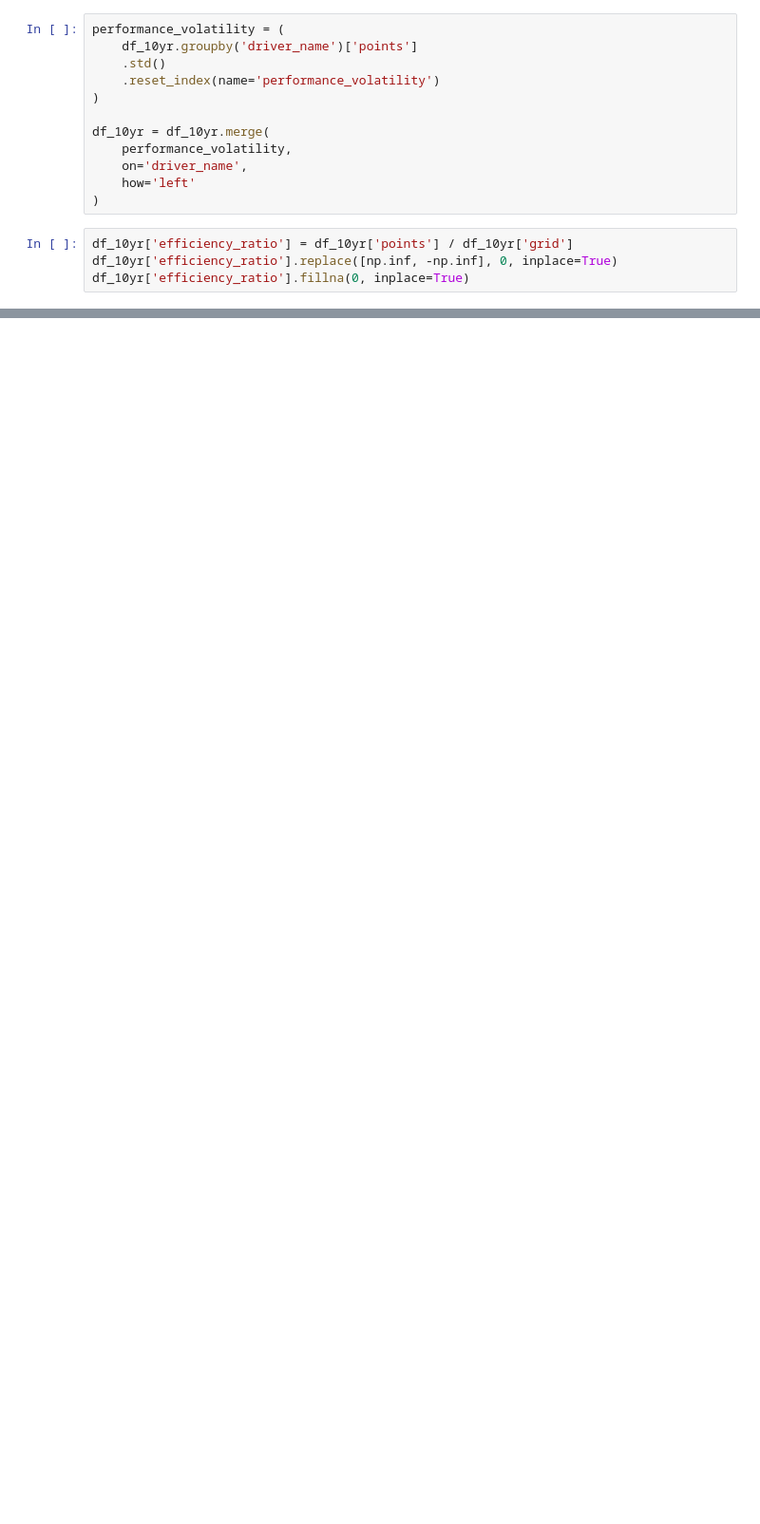
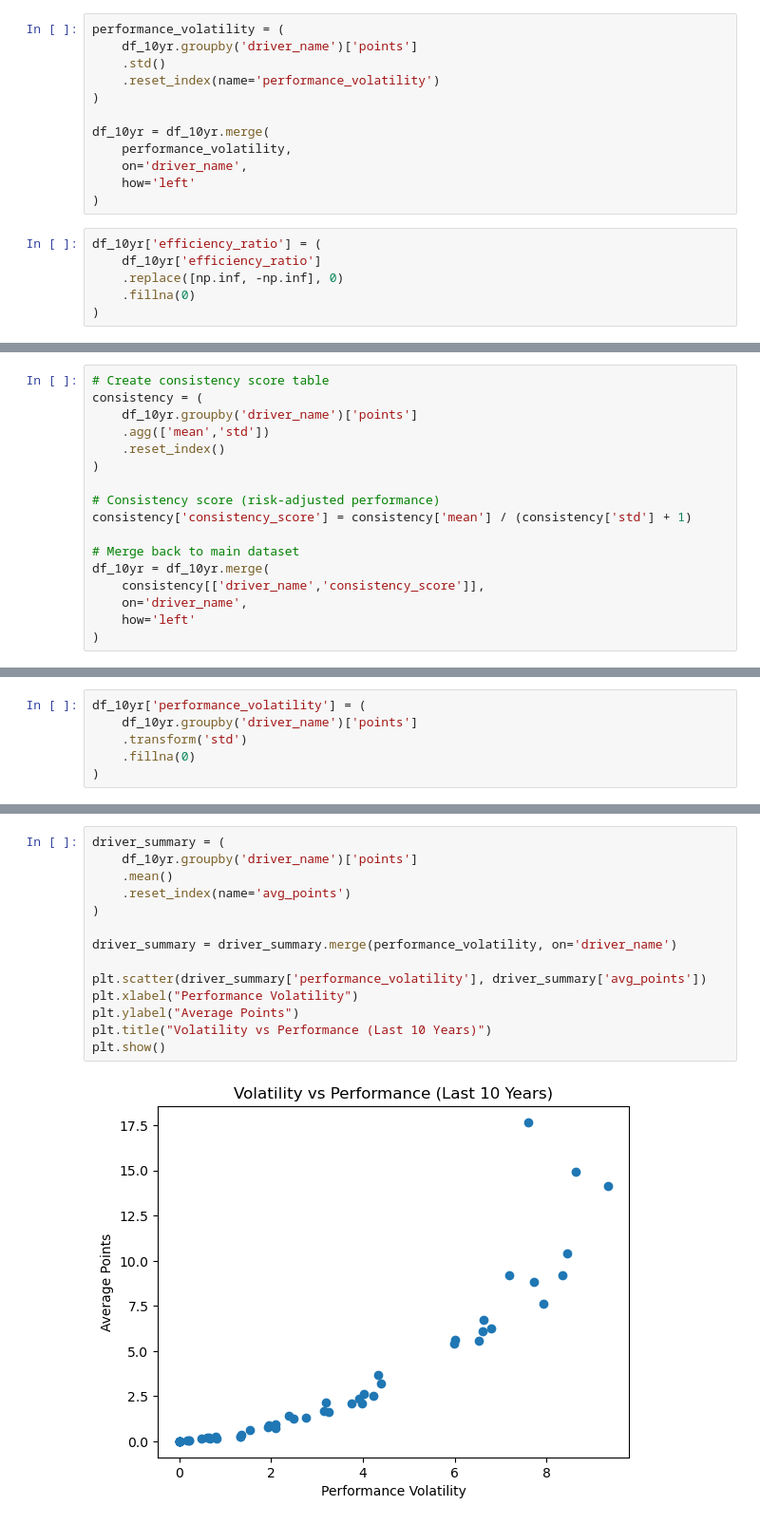
Before and after one commit to KavishaGimhani/f1-business-analytics, a Jupyter notebook: notebooks/03_eda.ipynb, the cells around one changed output, grey strips where cells are left out. Shown at 95% size. Saved outputs shown, nothing was run; the diff lists cells and outputs as text; blank space fills up the shorter version.

```diff
--- a/notebooks/03_eda.ipynb
+++ b/notebooks/03_eda.ipynb
@@ -648,7 +583,9 @@ df_10yr = df_10yr.merge(
     how='left'
 )
 # %%
-df_10yr['efficiency_ratio'] = df_10yr['points'] / df_10yr['grid']
-df_10yr['efficiency_ratio'].replace([np.inf, -np.inf], 0, inplace=True)
-df_10yr['efficiency_ratio'].fillna(0, inplace=True)
+df_10yr['efficiency_ratio'] = (
+    df_10yr['efficiency_ratio']
+    .replace([np.inf, -np.inf], 0)
+    .fillna(0)
+)
 # %% [output]
@@ -676,0 +603,17 @@ df_10yr.to_csv("C:\\Users\\LENOVO\\Desktop\\Kavi docu\\jobs\\f1-business-analyti
+# %%
+# Create consistency score table
+consistency = (
+    df_10yr.groupby('driver_name')['points']
+    .agg(['mean','std'])
+    .reset_index()
+)
+
+# Consistency score (risk-adjusted performance)
+consistency['consistency_score'] = consistency['mean'] / (consistency['std'] + 1)
+
+# Merge back to main dataset
+df_10yr = df_10yr.merge(
+    consistency[['driver_name','consistency_score']],
+    on='driver_name',
+    how='left'
+)
@@ -676,0 +624,6 @@ df_10yr.to_csv("C:\\Users\\LENOVO\\Desktop\\Kavi docu\\jobs\\f1-business-analyti
+# %%
+df_10yr['performance_volatility'] = (
+    df_10yr.groupby('driver_name')['points']
+    .transform('std')
+    .fillna(0)
+)
@@ -676,0 +639,16 @@ df_10yr.to_csv("C:\\Users\\LENOVO\\Desktop\\Kavi docu\\jobs\\f1-business-analyti
+# %%
+driver_summary = (
+    df_10yr.groupby('driver_name')['points']
+    .mean()
+    .reset_index(name='avg_points')
+)
+
+driver_summary = driver_summary.merge(performance_volatility, on='driver_name')
+
+plt.scatter(driver_summary['performance_volatility'], driver_summary['avg_points'])
+plt.xlabel("Performance Volatility")
+plt.ylabel("Average Points")
+plt.title("Volatility vs Performance (Last 10 Years)")
+plt.show()
+# %% [output]
+[figure, added]
```
Also changed, not shown: parts of 46 cells of this notebook.
